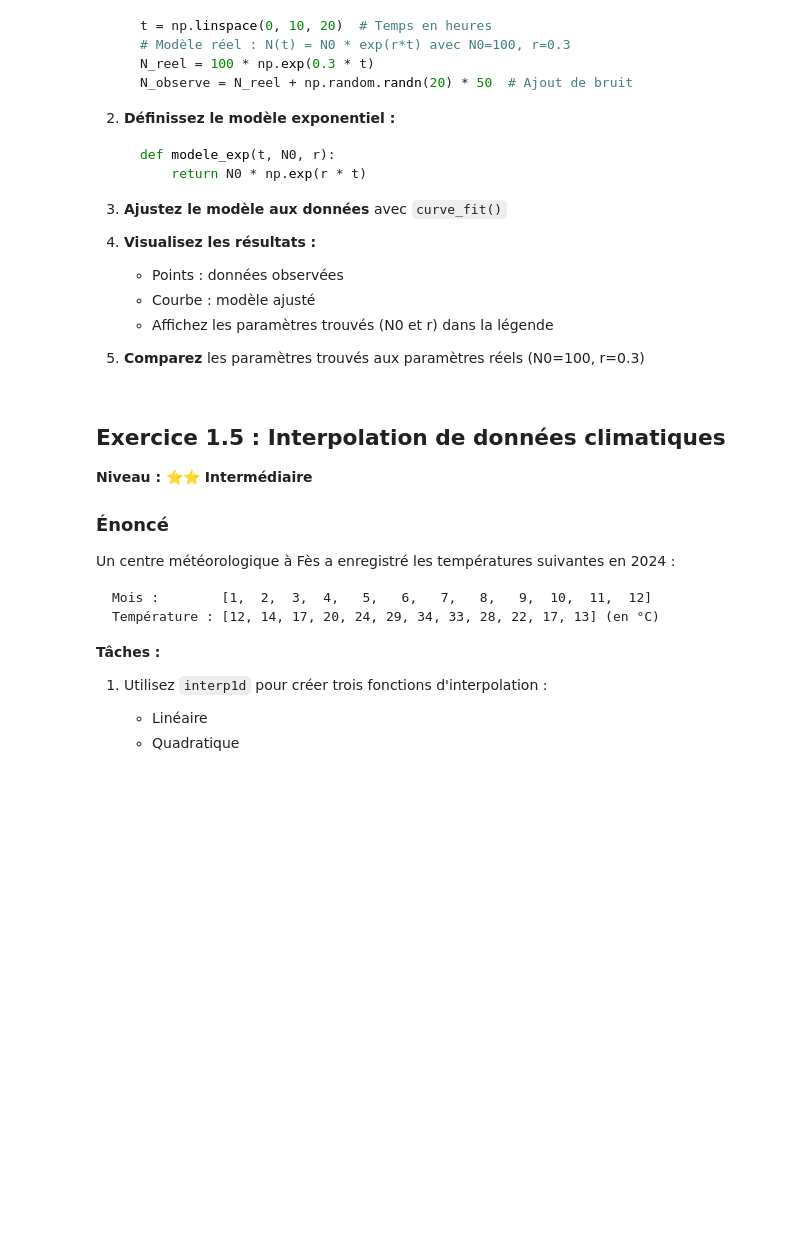
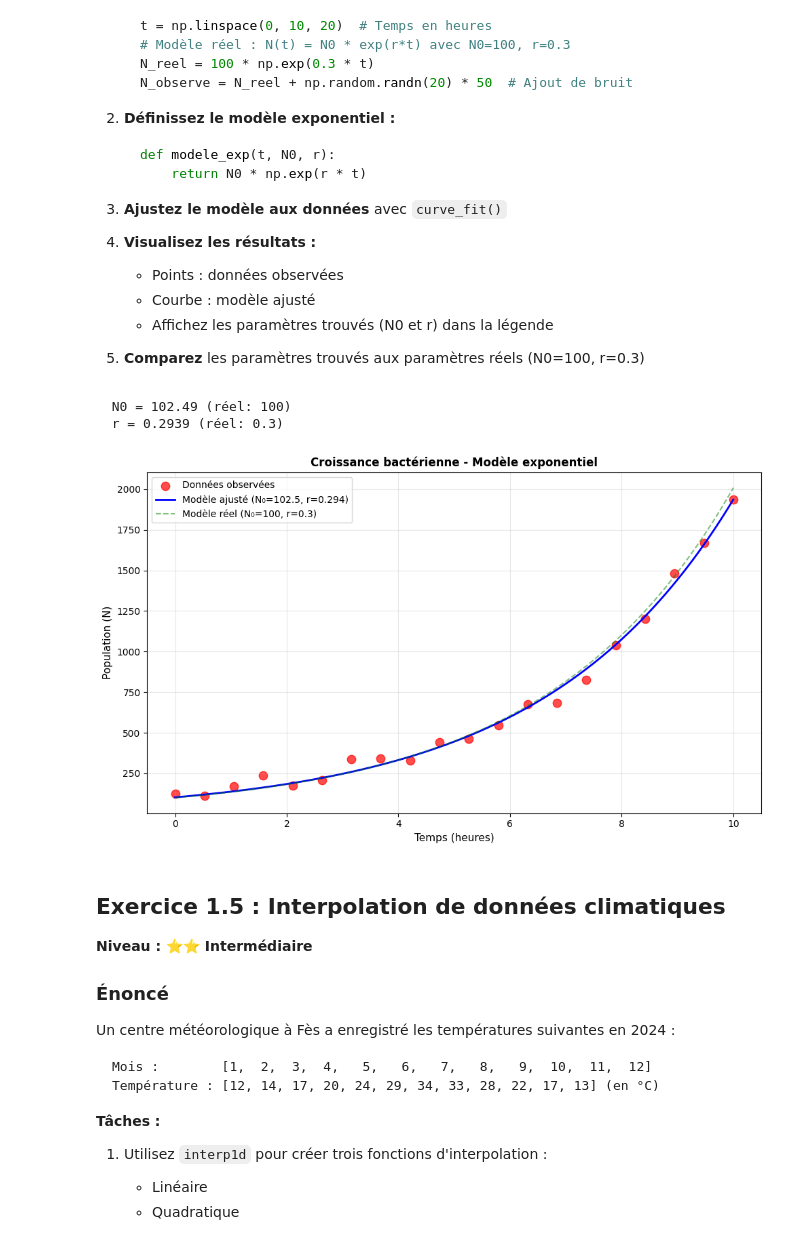
Before and after one commit to USMS-FPK-IA-GI-2025/controle-01-numpy-and-matplotlib-iris-SLebriz2002, a Jupyter notebook: exercices/exercices-pratiques-scipy.ipynb, the cells around one changed output. Drawn from its saved outputs; the diff is of its cells as text; code cells hidden in the pictures; blank space fills up the shorter version.

```diff
--- a/exercices/exercices-pratiques-scipy.ipynb
+++ b/exercices/exercices-pratiques-scipy.ipynb
@@ -293,6 +293,42 @@ Vous analysez la croissance d'une population bactérienne. Les données suivent
    - Affichez les paramètres trouvés (N0 et r) dans la légende
 
 5. **Comparez** les paramètres trouvés aux paramètres réels (N0=100, r=0.3)
+# %%
+#qst 1
+np.random.seed(42)
+t = np.linspace(0, 10, 20)  # Temps en heures
+# Modèle réel : N(t) = N0 * exp(r*t) avec N0=100, r=0.3
+N_reel = 100 * np.exp(0.3 * t)
+N_observe = N_reel + np.random.randn(20) * 50  # Ajout de bruit
+#qst 2
+def modele_exp(t, N0, r):
+    return N0 * np.exp(r * t)
+#qst3
+params_fit, _ = optimize.curve_fit(modele_exp, t, N_observe, p0=[100, 0.3])
+N0_fit, r_fit = params_fit
+
+print(f"  N0 = {N0_fit:.2f} (réel: 100)")
+print(f"  r = {r_fit:.4f} (réel: 0.3)")
+#qst 4
+plt.figure(figsize=(10, 6))
+t_continu = np.linspace(0, 10, 100)
+N_fit = modele_exp(t_continu, N0_fit, r_fit)
+
+plt.scatter(t, N_observe, color='red', s=80, alpha=0.7, label='Données observées')
+plt.plot(t_continu, N_fit, 'b-', linewidth=2,
+        label=f'Modèle ajusté (N₀={N0_fit:.1f}, r={r_fit:.3f})')
+plt.plot(t_continu, 100 * np.exp(0.3 * t_continu), 'g--', alpha=0.5,
+        label='Modèle réel (N₀=100, r=0.3)')
+plt.xlabel('Temps (heures)', fontsize=11)
+plt.ylabel('Population (N)', fontsize=11)
+plt.title('Croissance bactérienne - Modèle exponentiel', fontweight='bold')
+plt.legend()
+plt.grid(True, alpha=0.3)
+plt.tight_layout()
+# %% [output]
+  N0 = 102.49 (réel: 100)
+  r = 0.2939 (réel: 0.3)
+[figure, added]
 # %% [markdown]
 ## Exercice 1.5 : Interpolation de données climatiques
 **Niveau : ⭐⭐ Intermédiaire**
```
Also changed, not shown: parts of 74 cells of this notebook.
